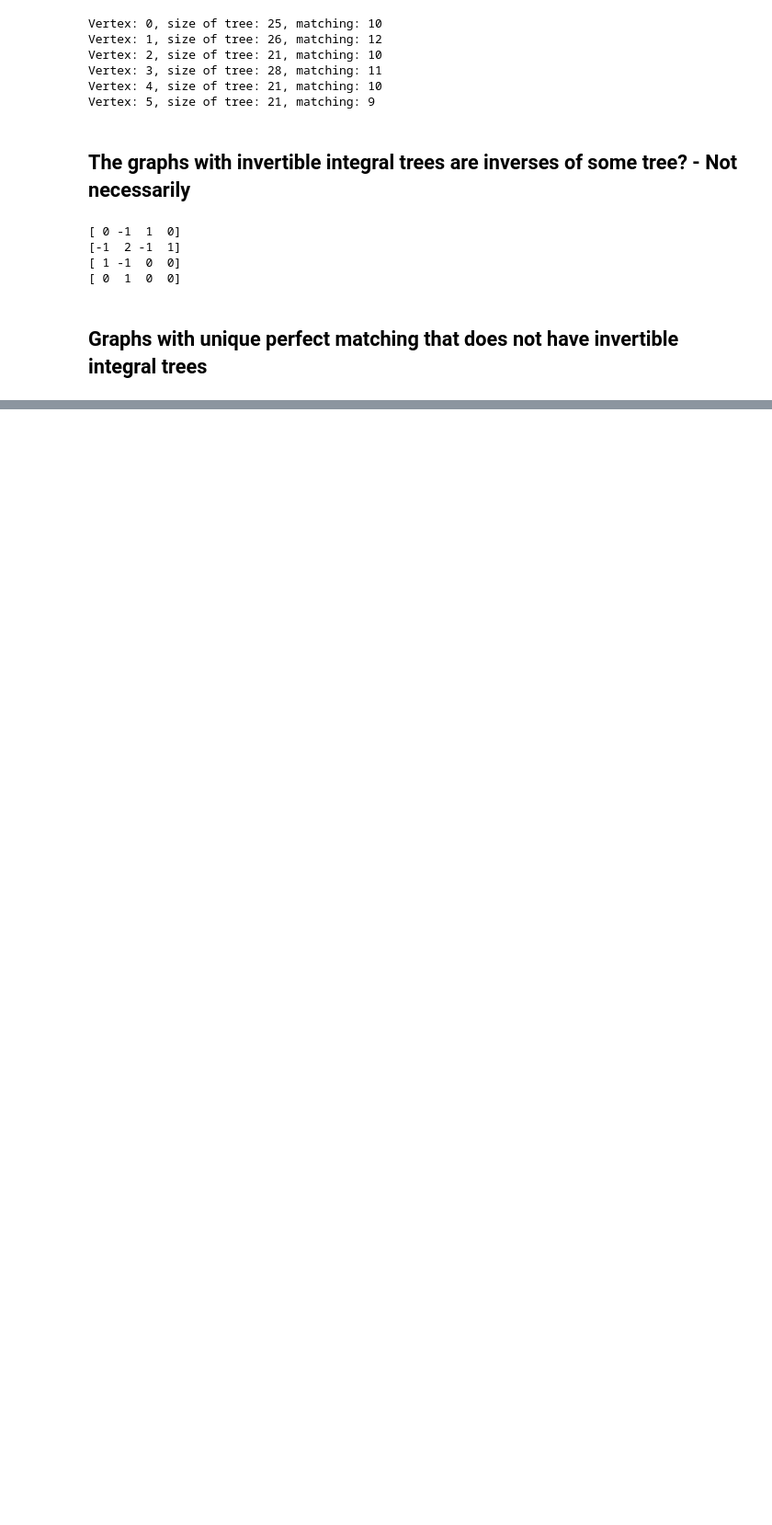
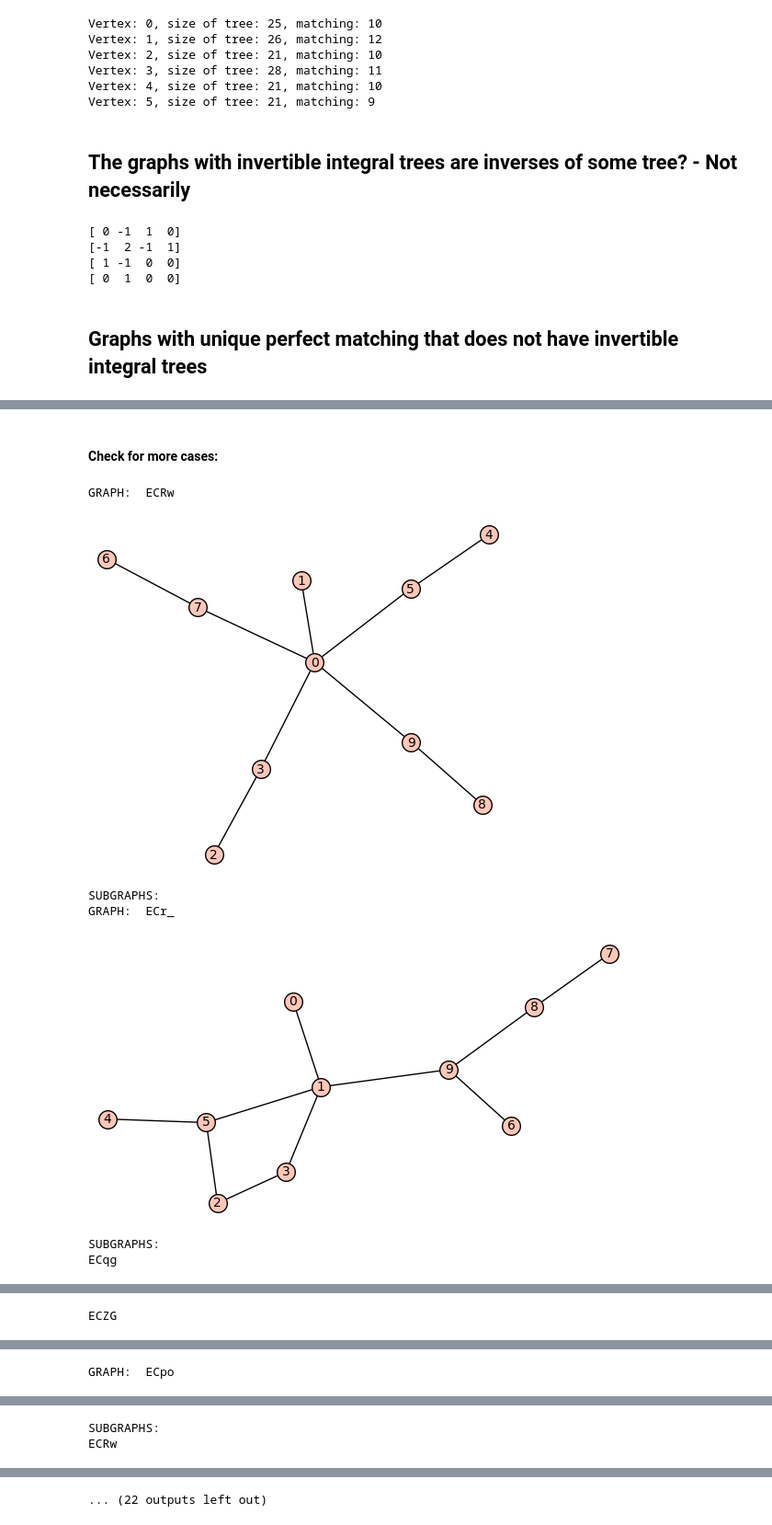
Before and after one commit to emanueljuliano/Strongly_Cospectral_Vertices_On_Trees, a Jupyter notebook: Inverse of path trees.ipynb, the cells around one changed output, grey strips where cells are left out. Shown: that part at 92% size. Drawn from its saved outputs; the diff is of its cells as text; code cells hidden in the pictures; blank space fills up the shorter version.

```diff
--- a/Inverse of path trees.ipynb
+++ b/Inverse of path trees.ipynb
@@ -303,0 +334,9 @@ for g in unique_pm_graphs:
+# %%
+buck = bucket[6]
+
+G1 = Graph(buck[0][0])
+G2 = Graph(buck[1][0])
+T1 = Graph(buck[0][2])
+T2 = Graph(buck[1][2])
+T1_inv = inverse_of_tree(T1)
+T2_inv = inverse_of_tree(T2)
@@ -303,0 +367,32 @@ for g in unique_pm_graphs:
+# %% [markdown]
+#### Check for more cases:
+# %%
+subgraphs = {}
+
+for g, i, t in bucket[9]:
+    T1_inv = inverse_of_tree(Graph(t))
+    subgraphs[(g, i, t)] = []
+    for g2, i2, t2 in bucket[9]:
+        if g == g2:
+            continue
+
+        T2_inv = inverse_of_tree(Graph(t2))
+        if T1_inv.subgraph_search_count(T2_inv) != 0:
+            subgraphs[(g, i, t)].append((g2, i2, t2))
+# %%
+for key, value in subgraphs.items():
+    g, i, t = key
+    print("GRAPH: ", g)
+    inverse_of_tree(Graph(t)).plot().show()
+    print("SUBGRAPHS:")
+    for g2, i2, t2 in value:
+        print(g2)
+        inverse_of_tree(Graph(t2)).plot().show()
+# %% [output]
+GRAPH:  ECRw
+[figure, added]
+SUBGRAPHS:
+GRAPH:  ECr_
+[figure, added]
+SUBGRAPHS:
+ECqg
@@ -303,0 +400 @@ for g in unique_pm_graphs:
+ECZG
@@ -303,0 +402 @@ for g in unique_pm_graphs:
+GRAPH:  ECpo
@@ -303,0 +404,2 @@ for g in unique_pm_graphs:
+SUBGRAPHS:
+ECRw
@@ -303,0 +407 @@ for g in unique_pm_graphs:
+... (22 outputs left out)
```
Also changed, not shown: parts of 36 cells of this notebook, 12 other files.
